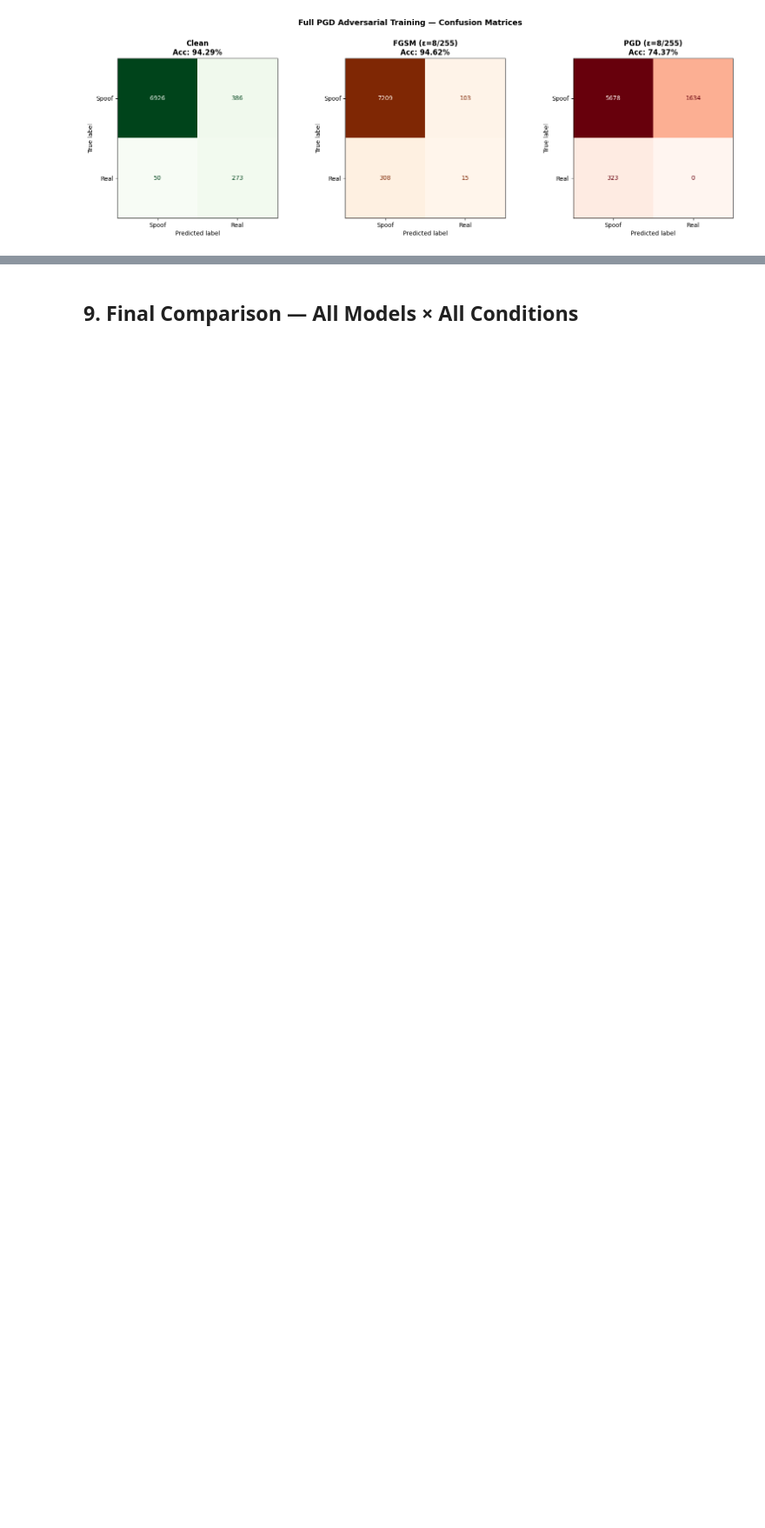
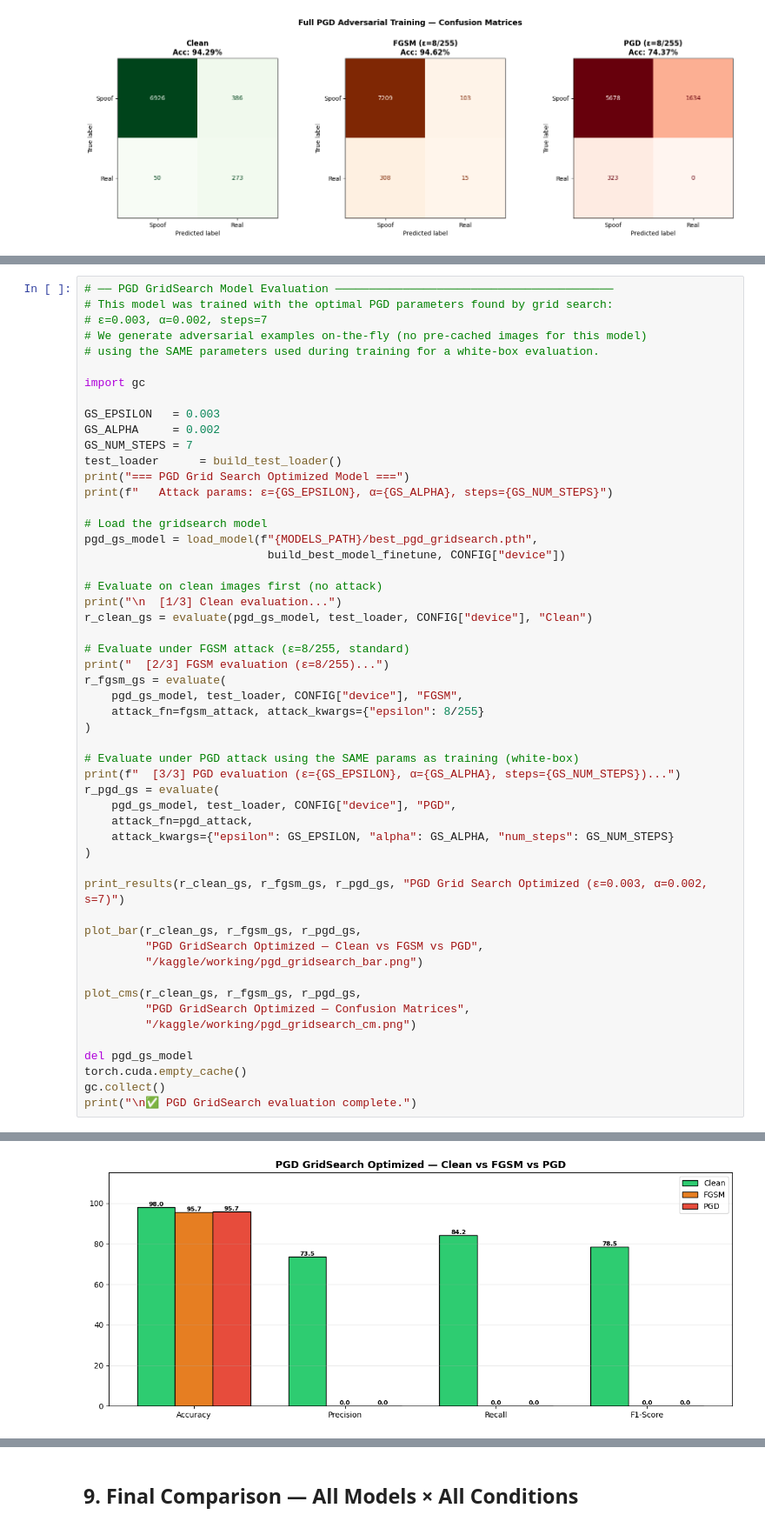
Before and after one commit to mariammouh/Computer-vision-project, a Jupyter notebook: adversarial-robustness-evaluation-for-face-anti-sp.ipynb, the cells around one changed output, grey strips where cells are left out. Shown at 87% size. Cells and saved outputs as stored; diff of their text form; blank space fills up the shorter version.

Commit message:
Kaggle Notebook | Adversarial Robustness Evaluation for Face Anti-Sp | Version 7

```diff
--- a/adversarial-robustness-evaluation-for-face-anti-sp.ipynb
+++ b/adversarial-robustness-evaluation-for-face-anti-sp.ipynb
@@ -1180,0 +1192,54 @@ PGD (ε=8/255)                   74.37%   0.00%   0.00%   0.00%
+# %%
+# ── PGD GridSearch Model Evaluation ─────────────────────────────────────────
+# This model was trained with the optimal PGD parameters found by grid search:
+# ε=0.003, α=0.002, steps=7
+# We generate adversarial examples on-the-fly (no pre-cached images for this model)
+# using the SAME parameters used during training for a white-box evaluation.
+
+import gc
+
+GS_EPSILON   = 0.003
+GS_ALPHA     = 0.002
+GS_NUM_STEPS = 7
+test_loader      = build_test_loader()
+print("=== PGD Grid Search Optimized Model ===")
+print(f"   Attack params: ε={GS_EPSILON}, α={GS_ALPHA}, steps={GS_NUM_STEPS}")
+
+# Load the gridsearch model
+pgd_gs_model = load_model(f"{MODELS_PATH}/best_pgd_gridsearch.pth",
+                           build_best_model_finetune, CONFIG["device"])
+
+# Evaluate on clean images first (no attack)
+print("\n  [1/3] Clean evaluation...")
+r_clean_gs = evaluate(pgd_gs_model, test_loader, CONFIG["device"], "Clean")
+
+# Evaluate under FGSM attack (ε=8/255, standard)
+print("  [2/3] FGSM evaluation (ε=8/255)...")
+r_fgsm_gs = evaluate(
+    pgd_gs_model, test_loader, CONFIG["device"], "FGSM",
+    attack_fn=fgsm_attack, attack_kwargs={"epsilon": 8/255}
+)
+
+# Evaluate under PGD attack using the SAME params as training (white-box)
+print(f"  [3/3] PGD evaluation (ε={GS_EPSILON}, α={GS_ALPHA}, steps={GS_NUM_STEPS})...")
+r_pgd_gs = evaluate(
+    pgd_gs_model, test_loader, CONFIG["device"], "PGD",
+    attack_fn=pgd_attack,
+    attack_kwargs={"epsilon": GS_EPSILON, "alpha": GS_ALPHA, "num_steps": GS_NUM_STEPS}
+)
+
+print_results(r_clean_gs, r_fgsm_gs, r_pgd_gs, "PGD Grid Search Optimized (ε=0.003, α=0.002, s=7)")
+
+plot_bar(r_clean_gs, r_fgsm_gs, r_pgd_gs,
+         "PGD GridSearch Optimized — Clean vs FGSM vs PGD",
+         "/kaggle/working/pgd_gridsearch_bar.png")
+
+plot_cms(r_clean_gs, r_fgsm_gs, r_pgd_gs,
+         "PGD GridSearch Optimized — Confusion Matrices",
+         "/kaggle/working/pgd_gridsearch_cm.png")
+
+del pgd_gs_model
+torch.cuda.empty_cache()
+gc.collect()
+print("\n✅ PGD GridSearch evaluation complete.")
+# %% [output]
@@ -1180,0 +1264 @@ PGD (ε=8/255)                   74.37%   0.00%   0.00%   0.00%
+[figure, added]
```
Also changed, not shown: parts of 8 cells of this notebook.
